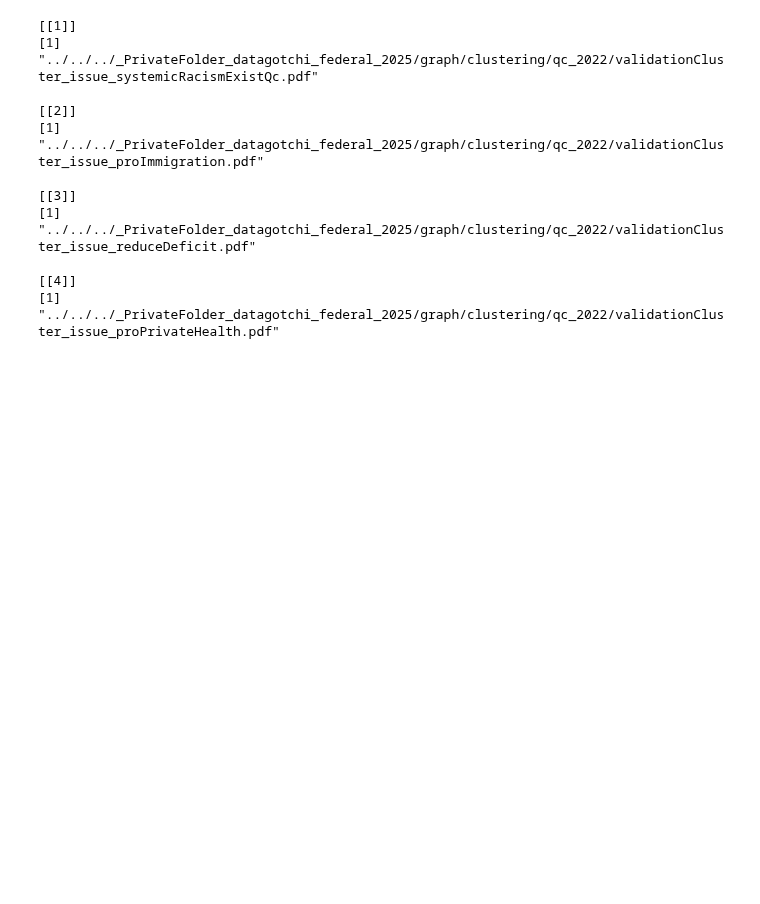
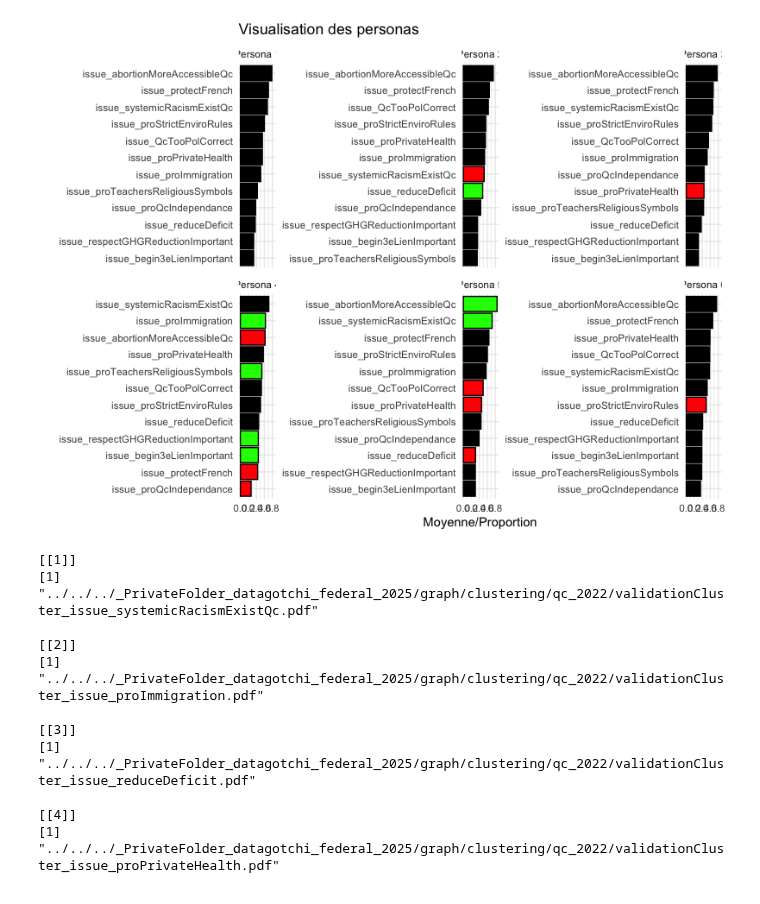
Before and after one commit to clessn/datagotchi_federal_2024, a Jupyter notebook: sjvin/clustering/qc_2022/04_validationClusters.ipynb, the cells around one changed output. Drawn from its saved outputs; the diff is of its cells as text; code cells hidden in the pictures; blank space fills up the shorter version.

```diff
--- a/sjvin/clustering/qc_2022/04_validationClusters.ipynb
+++ b/sjvin/clustering/qc_2022/04_validationClusters.ipynb
@@ -12,7 +12,7 @@ library(tidytext)
 kmeans_result <- readRDS("../../../_PrivateFolder_datagotchi_federal_2025/data/clustering/qc2022/03_pilot1_kmeans.rds")
 df_pilot1_2022 <- readRDS("../../../_PrivateFolder_datagotchi_federal_2025/data/clustering/qc2022/03_pilot1_2022.rds")
 cluster_means <- read.csv("../../../_PrivateFolder_datagotchi_federal_2025/data/clustering/qc2022/03_pilot1_clusters_desc.csv")
-df_pilot1_2022_with_issues <- readRDS("../../../_PrivateFolder_datagotchi_federal_2025/data/clustering/qc2022/datagotchiQuebec2022_pilote1Clean.rds")
+df_pilot1_2022_with_issues <- readRDS("../../../_SharedFolder_datagotchi_federal_2024/data/clustering/qc_2022/datagotchiQuebec2022_pilote1Clean.rds")
 # %%
 # Enlever toutes les variables sauf id et enjeux
 
@@ -45,3 +45,4 @@ variables_issues <- c(
 output_path <- "../../../_PrivateFolder_datagotchi_federal_2025/graph/clustering/qc_2022"
 
 colnames(Df_validation)
+Df_validation$cluster <- as.factor(kmeans_result$cluster)
@@ -65,0 +84,21 @@ colnames(Df_validation)
+# %%
+# Fonction pour identifier les caractéristiques clés de chaque cluster ---------------------
+identify_characteristics <- function(cluster_data, overall_data, var_name, p_value_threshold, effect_size_threshold, proportion_diff_threshold) {
+  if (all(overall_data[[var_name]] %in% c(0, 1))) {
+    prop_cluster <- mean(cluster_data[[var_name]], na.rm = TRUE)
+    prop_overall <- mean(overall_data[[var_name]], na.rm = TRUE)
+    p_value <- prop.test(x = c(sum(cluster_data[[var_name]]), sum(overall_data[[var_name]])),
+                         n = c(nrow(cluster_data), nrow(overall_data)))$p.value
+    prop_diff <- abs(prop_cluster - prop_overall)
+    if (p_value < p_value_threshold && prop_diff > proportion_diff_threshold) {
+      return(ifelse(prop_cluster > prop_overall, "green", "red"))
+    }
+  } else {
+    t_test <- t.test(cluster_data[[var_name]], overall_data[[var_name]])
+    effect_size <- abs(t_test$estimate[1] - t_test$estimate[2]) / sd(overall_data[[var_name]], na.rm = TRUE)
+    if (t_test$p.value < p_value_threshold && effect_size > effect_size_threshold) {
+      return(ifelse(t_test$estimate[1] > t_test$estimate[2], "green", "red"))
+    }
+  }
+  return("black")
+}
@@ -66,3 +194,21 @@ colnames(Df_validation)
+# %%
+# Tri des données pour le graphique
+all_data_viz <- all_data_viz %>%
+  group_by(Persona) %>%
+  arrange(desc(Mean)) %>%
+  ungroup()
+
+# Sauvegarder le graphique
+ggplot(all_data_viz, aes(x = reorder_within(Variable, Mean, Persona), y = Mean, fill = Color)) +
+  geom_bar(stat = "identity", color = "black", show.legend = FALSE) +
+  scale_fill_identity() +
+  labs(title = "Visualisation des personas", x = "", y = "Moyenne/Proportion") +
+  theme_minimal() +
+  coord_flip() +
+  facet_wrap(~ Persona, scales = "free_y") +
+  scale_x_reordered()
+# %% [output]
+[figure, added]
 # %%
 # Créer une fonction pour enjeu par cluster (pour ne pas avoir à créer 12 graphiques un par un)
 
```
Also changed, not shown: parts of 3 cells of this notebook, 1 other file.
